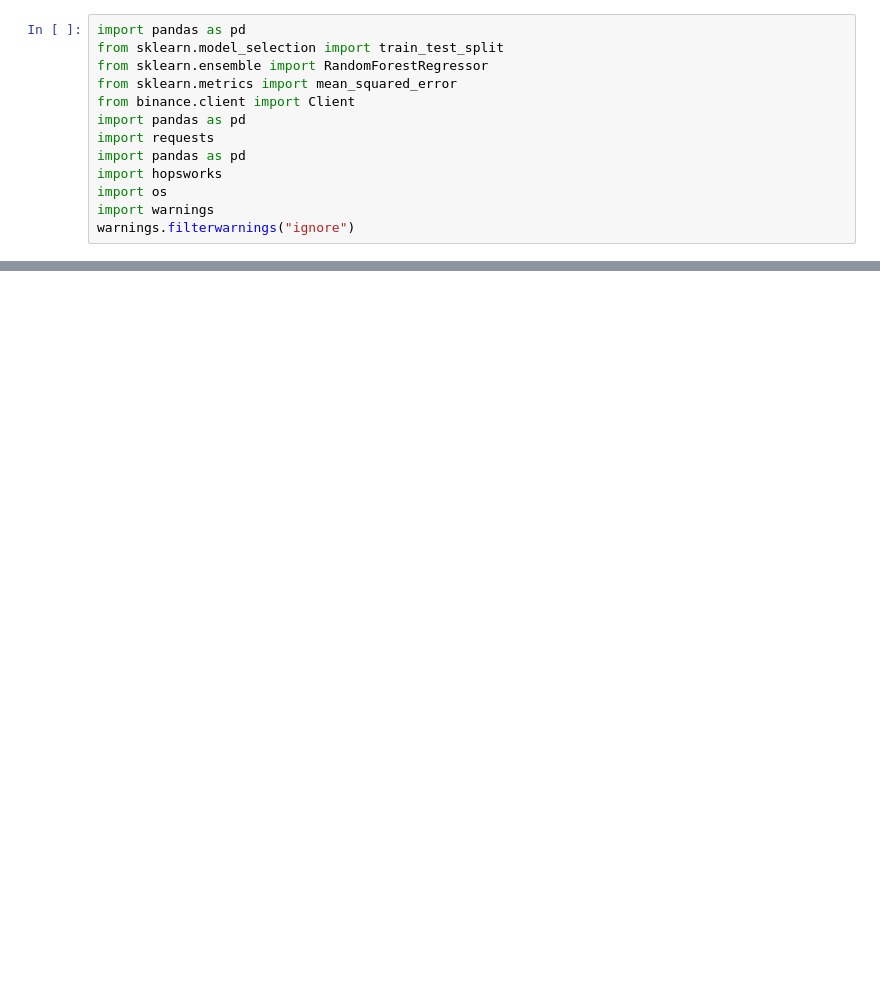
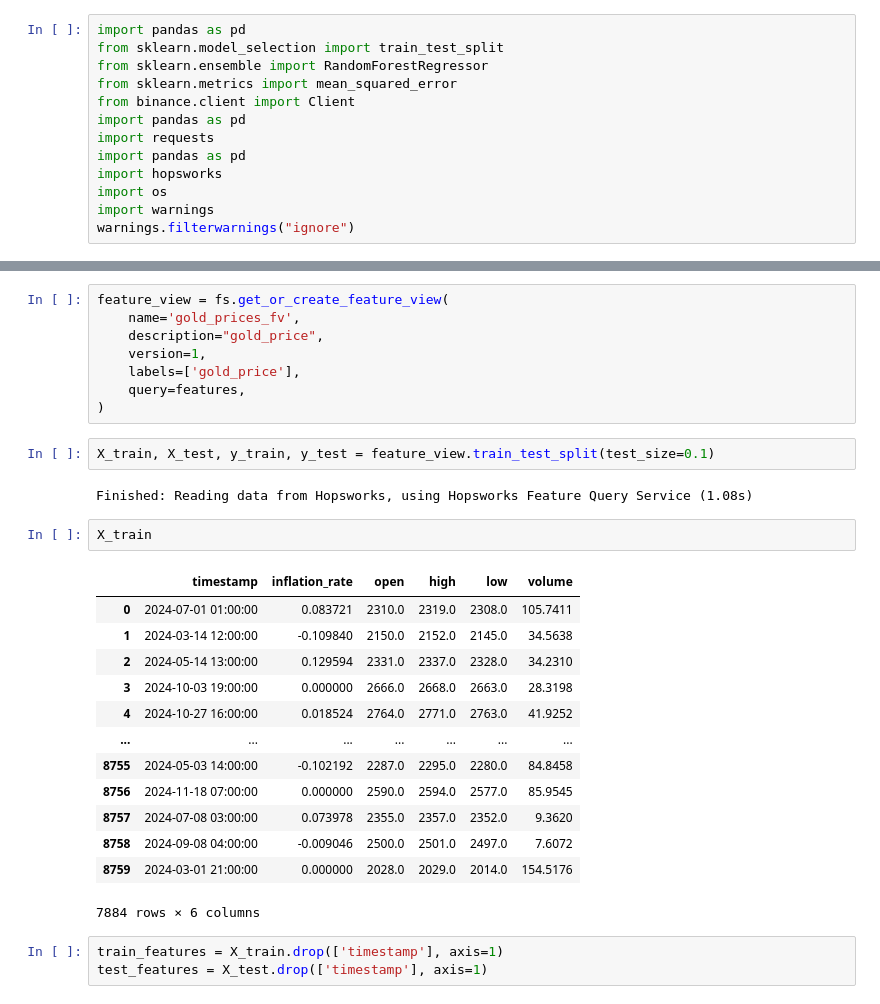
Before and after one commit to Alkhalf/gold_price_predictor, a Jupyter notebook: trainig.ipynb, the cells around one changed output, grey strips where cells are left out. Saved outputs shown, nothing was run; the diff lists cells and outputs as text; blank space fills up the shorter version.

Commit message:
training

```diff
--- a/trainig.ipynb
+++ b/trainig.ipynb
@@ -43,0 +80,31 @@ print(mse)
+# %%
+feature_view = fs.get_or_create_feature_view(
+    name='gold_prices_fv',
+    description="gold_price",
+    version=1,
+    labels=['gold_price'],
+    query=features,
+)
+# %%
+X_train, X_test, y_train, y_test = feature_view.train_test_split(test_size=0.1)
+# %% [output]
+Finished: Reading data from Hopsworks, using Hopsworks Feature Query Service (1.08s)
+# %%
+X_train
+# %% [output]
+|  | timestamp | inflation_rate | open | high | low | volume |
+| 0 | 2024-07-01 01:00:00 | 0.083721 | 2310.0 | 2319.0 | 2308.0 | 105.7411 |
+| 1 | 2024-03-14 12:00:00 | -0.109840 | 2150.0 | 2152.0 | 2145.0 | 34.5638 |
+| 2 | 2024-05-14 13:00:00 | 0.129594 | 2331.0 | 2337.0 | 2328.0 | 34.2310 |
+| 3 | 2024-10-03 19:00:00 | 0.000000 | 2666.0 | 2668.0 | 2663.0 | 28.3198 |
+| 4 | 2024-10-27 16:00:00 | 0.018524 | 2764.0 | 2771.0 | 2763.0 | 41.9252 |
+| ... | ... | ... | ... | ... | ... | ... |
+| 8755 | 2024-05-03 14:00:00 | -0.102192 | 2287.0 | 2295.0 | 2280.0 | 84.8458 |
+| 8756 | 2024-11-18 07:00:00 | 0.000000 | 2590.0 | 2594.0 | 2577.0 | 85.9545 |
+| 8757 | 2024-07-08 03:00:00 | 0.073978 | 2355.0 | 2357.0 | 2352.0 | 9.3620 |
+| 8758 | 2024-09-08 04:00:00 | -0.009046 | 2500.0 | 2501.0 | 2497.0 | 7.6072 |
+| 8759 | 2024-03-01 21:00:00 | 0.000000 | 2028.0 | 2029.0 | 2014.0 | 154.5176 |
+7884 rows × 6 columns
+# %%
+train_features = X_train.drop(['timestamp'], axis=1)
+test_features = X_test.drop(['timestamp'], axis=1)
```
Also changed, not shown: parts of 10 cells of this notebook, 3 other files.
